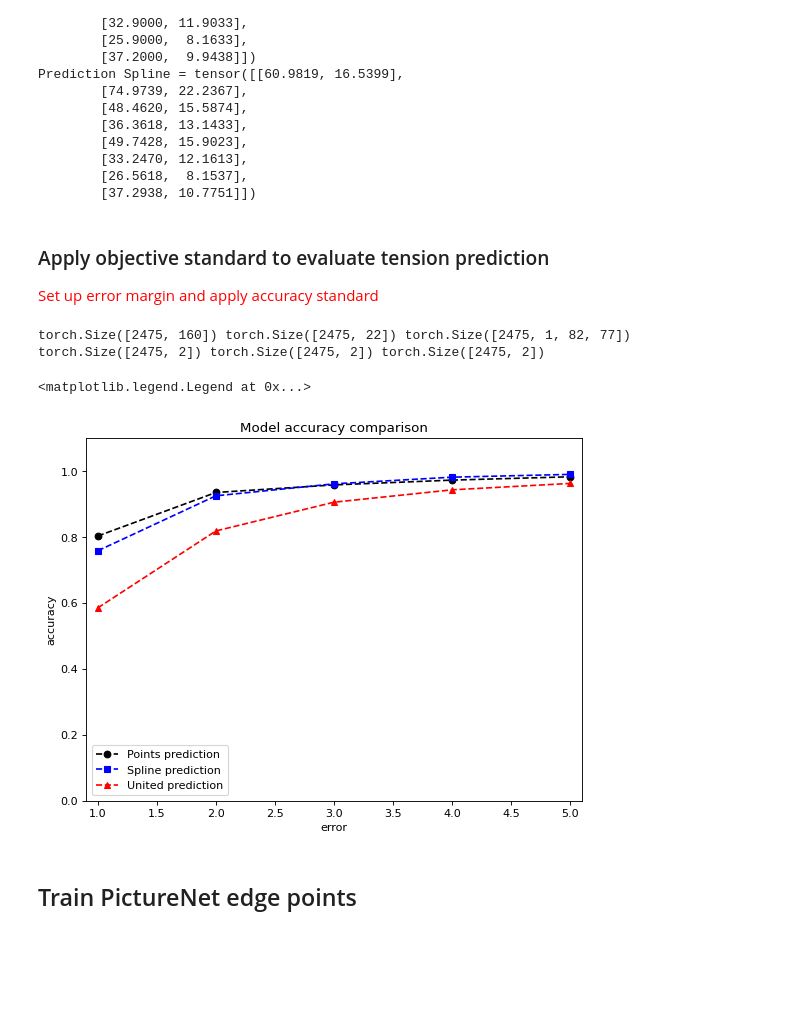
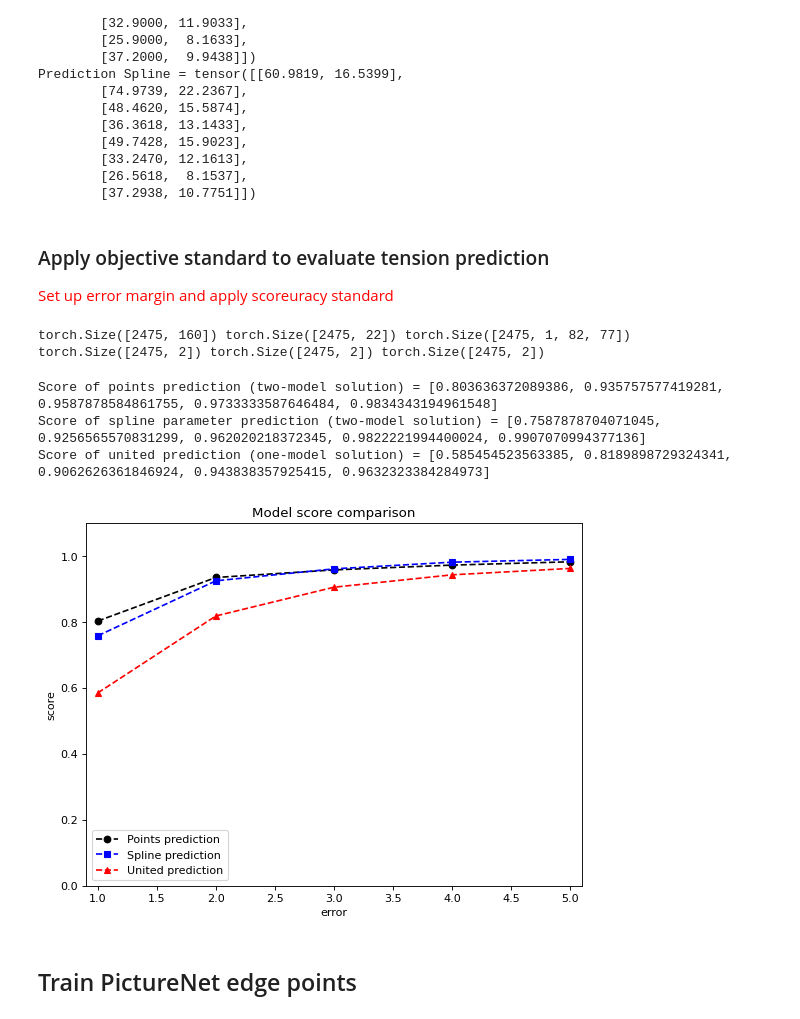
Before and after one commit to ShaoKAi100812/Pendant_Drop_Tensiometry_Prediction, a Jupyter notebook: main_combine.ipynb, the cells around one changed output. Saved outputs shown, nothing was run; the diff lists cells and outputs as text; code cells hidden in the pictures; blank space fills up the shorter version.

```diff
--- a/main_combine.ipynb
+++ b/main_combine.ipynb
@@ -833,7 +801,7 @@ Prediction Spline = tensor([[60.9819, 16.5399],
         [37.2938, 10.7751]])
 # %% [markdown]
 ### Apply objective standard to evaluate tension prediction
-<font color=red>Set up error margin and apply accuracy standard</font>
+<font color=red>Set up error margin and apply scoreuracy standard</font>
 # %%
 # get all testing data in torch format
 x_test_points = split_points.dataset.x_train[split_points.test_sampler.indices]
@@ -871,36 +839,38 @@ pred_test_one = model_one_trained(x_test_one)
 # %%
 # set error margin to count as accurate
 error_list = torch.linspace(0.01, 0.05, steps=5)
 # error = 0.01
 
-def acc_cal(x, y, error):
+def score_cal(x, y, error):
     diff = ~abs((x-y)/y).gt(error)
     count = diff[:, 0]
     return count.sum()/len(count)
 
-acc_list_points = []
-acc_list_spline = []
-acc_list_united = []
+score_list_points = []
+score_list_spline = []
+score_list_united = []
 for i in range(5):
-    acc_list_points.append(acc_cal(pred_test_points, y_test_points, error_list[i]).item())
-    acc_list_spline.append(acc_cal(pred_test_spline, y_test_spline, error_list[i]).item())
-    acc_list_united.append(acc_cal(pred_test_one, y_test_one, error_list[i]).item())
+    score_list_points.append(score_cal(pred_test_points, y_test_points, error_list[i]).item())
+    score_list_spline.append(score_cal(pred_test_spline, y_test_spline, error_list[i]).item())
+    score_list_united.append(score_cal(pred_test_one, y_test_one, error_list[i]).item())
 
 plt.figure(figsize=(8, 6), dpi=80)
-plt.plot(error_list*100 ,acc_list_points, 'ok--', label='Points prediction')
-plt.plot(error_list*100 ,acc_list_spline, 'sb--', label='Spline prediction')
-plt.plot(error_list*100 ,acc_list_united, '^r--', label='United prediction')
+plt.plot(error_list*100 ,score_list_points, 'ok--', label='Points prediction')
+plt.plot(error_list*100 ,score_list_spline, 'sb--', label='Spline prediction')
+plt.plot(error_list*100 ,score_list_united, '^r--', label='United prediction')
 plt.axis([0.9, 5.1, 0, 1.1])
 plt.xlabel('error')
-plt.ylabel('accuracy')
-plt.title('Model accuracy comparison')
+plt.ylabel('score')
+plt.title('Model score comparison')
 plt.legend()
-# print("Accuracy of points prediction (two-model solution) =", acc_list_points)
-# print("Accuracy of spline parameter prediction (two-model solution) =", acc_list_spline)
-# print("Accuracy of united prediction (one-model solution) =", acc_list_united)
+# print("Score of points prediction (two-model solution) =", score_list_points)
+# print("Score of spline parameter prediction (two-model solution) =", score_list_spline)
+# print("Score of united prediction (one-model solution) =", score_list_united)
 # %% [output]
-<matplotlib.legend.Legend at 0x...>
+Score of points prediction (two-model solution) = [0.803636372089386, 0.935757577419281, 0.9587878584861755, 0.9733333587646484, 0.9834343194961548]
+Score of spline parameter prediction (two-model solution) = [0.7587878704071045, 0.9256565570831299, 0.962020218372345, 0.9822221994400024, 0.9907070994377136]
+Score of united prediction (one-model solution) = [0.585454523563385, 0.8189898729324341, 0.9062626361846924, 0.943838357925415, 0.9632323384284973]
-[figure, old version]
+[figure, new version]
 # %% [markdown]
 ## Train PictureNet edge points
 # %%
```
Also changed, not shown: parts of 5 cells of this notebook.
